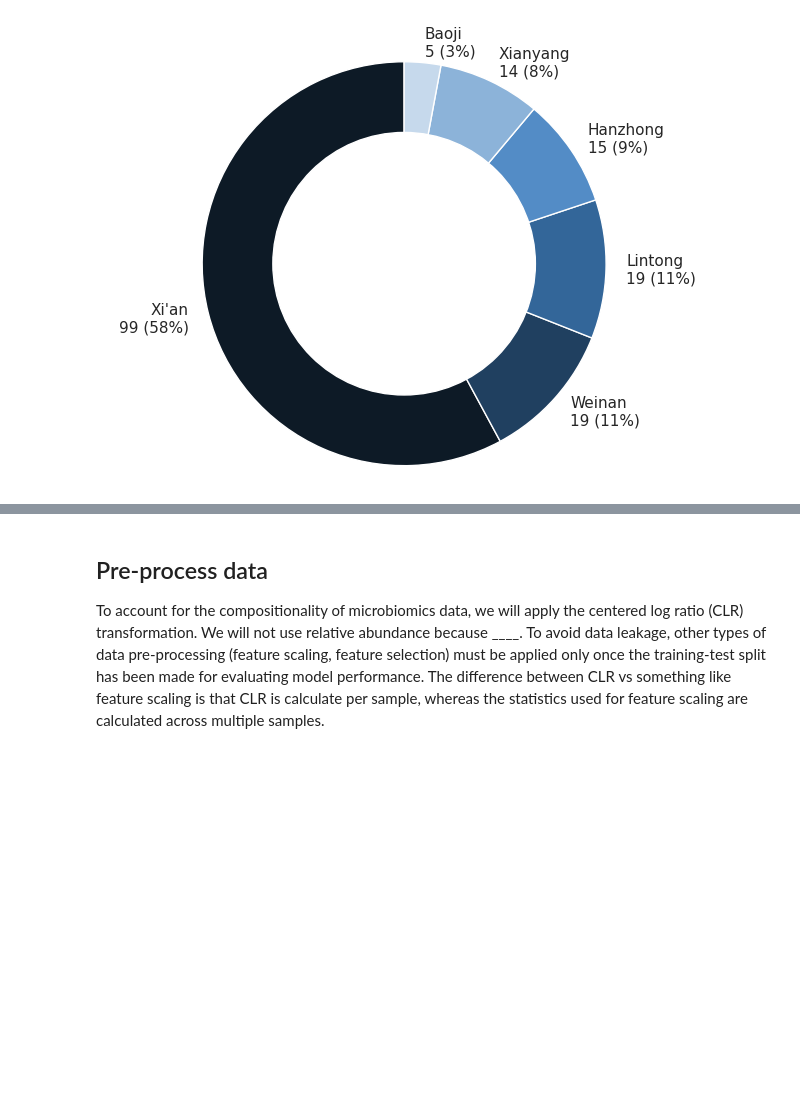
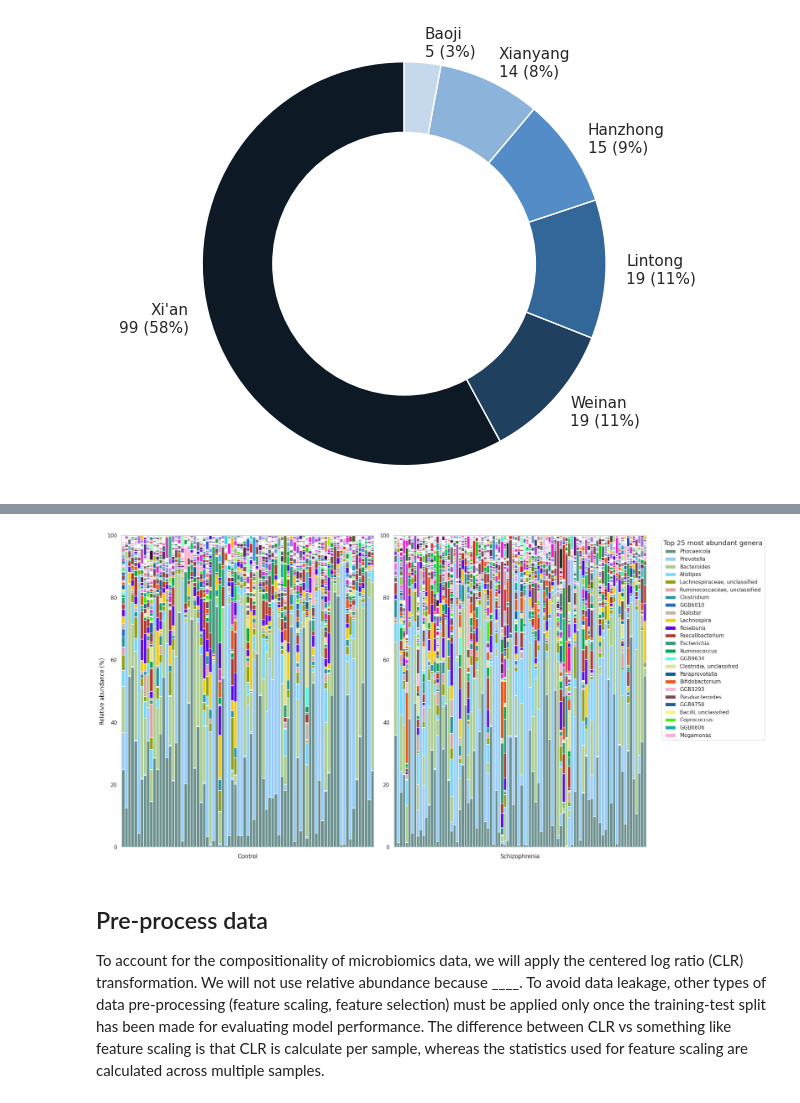
Before and after one commit to quantori/tutorial-on-ML-for-microbiomics, a Jupyter notebook: tutorial_dev.ipynb, the cells around one changed output, grey strips where cells are left out. Saved outputs shown, nothing was run; the diff lists cells and outputs as text; code cells hidden in the pictures; blank space fills up the shorter version.

Commit message:
Add plot of composition at the genus level

```diff
--- a/tutorial_dev.ipynb
+++ b/tutorial_dev.ipynb
@@ -144,3 +144,14 @@ fig = data_visualization.plot_blood_based_biomarkers(df_metadata)
+# %%
+df_genus = df[(df.index.str.contains("g__")) & ~(df.index.str.contains("s__"))]
+df_genus = df_genus.apply(lambda x: x * 100 / sum(x), axis=0)
+
+fig = data_visualization.plot_genus(
+    df_genus,
+    df_metadata[df_metadata["Group"] == "HC"].index.to_list(),
+    df_metadata[df_metadata["Group"] == "SCZ"].index.to_list(),
+)
+# %% [output]
+[figure, added]
 # %%
 # TODO: data exploration and visualization
 # E.g.: participant demographics (age, sex)
```
Also changed, not shown: parts of 2 cells of this notebook, 1 other file.
